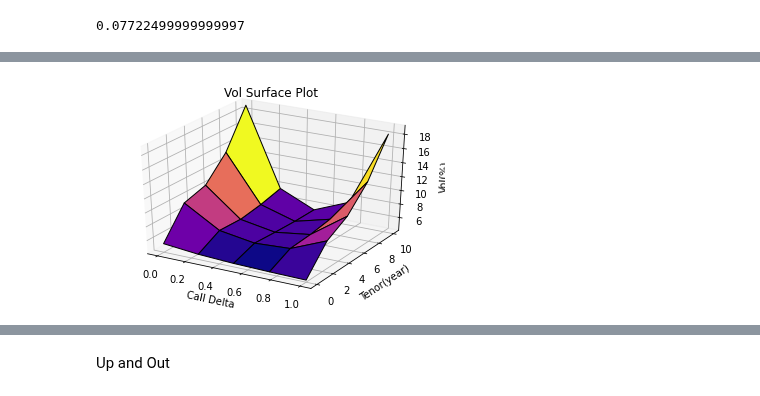
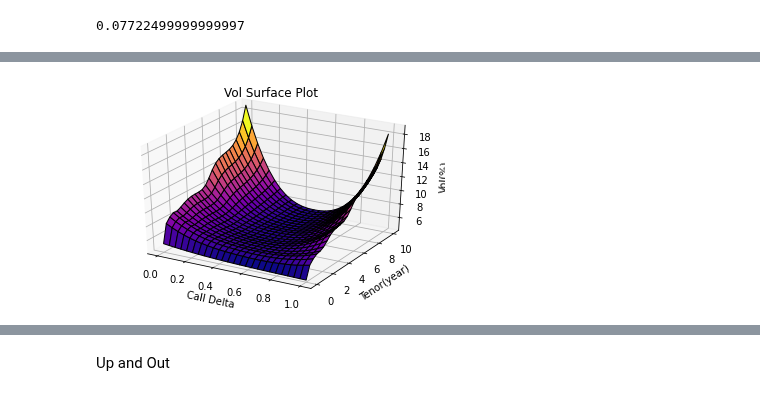
Before and after one commit to shardulburde/Exotic-Options-Pricing, a Jupyter notebook: BarrierOptions.ipynb, the cells around one changed output, grey strips where cells are left out. Saved outputs shown, nothing was run; the diff lists cells and outputs as text; code cells hidden in the pictures.

```diff
--- a/BarrierOptions.ipynb
+++ b/BarrierOptions.ipynb
@@ -494,34 +494,36 @@ df
 | 10 | NaN | NaN | NaN | NaN | NaN |
 | 11 | Enter 0 vol if lookup is to be pe... | NaN | NaN | NaN | NaN |
 # %%
+"""
 # importing libraries
 from mpl_toolkits import mplot3d
 import numpy as np
 import matplotlib.pyplot as plt
 
-n=5
+n=25
 z=np.zeros((n,n))
 # defining surface and axes
 x = np.outer(np.linspace(0, 1, n), np.ones(n))
 y = np.outer(np.linspace(0, 10, n), np.ones(n)).T
 
 for i in range(n):
   for j in range(n):
     z[i][j] = 100*vol(x[i][0],y[0][j])
 
 fig = plt.figure()
 
 
 # syntax for 3-D plotting
 ax = plt.axes(projection ='3d')
 ax.set_xlabel('Call Delta')
 ax.set_ylabel('Tenor(year)')
 ax.set_zlabel('Vol(%)')
 
 # syntax for plotting
 ax.plot_surface(x, y, z, cmap ='plasma', edgecolor ='black')
 #ax.view_init(00, 30)
 ax.set_title('Vol Surface Plot')
 plt.show()
+"""
 # %% [output]
-[figure, old version]
+[figure, new version]
```
Also changed, not shown: parts of 8 cells of this notebook.
